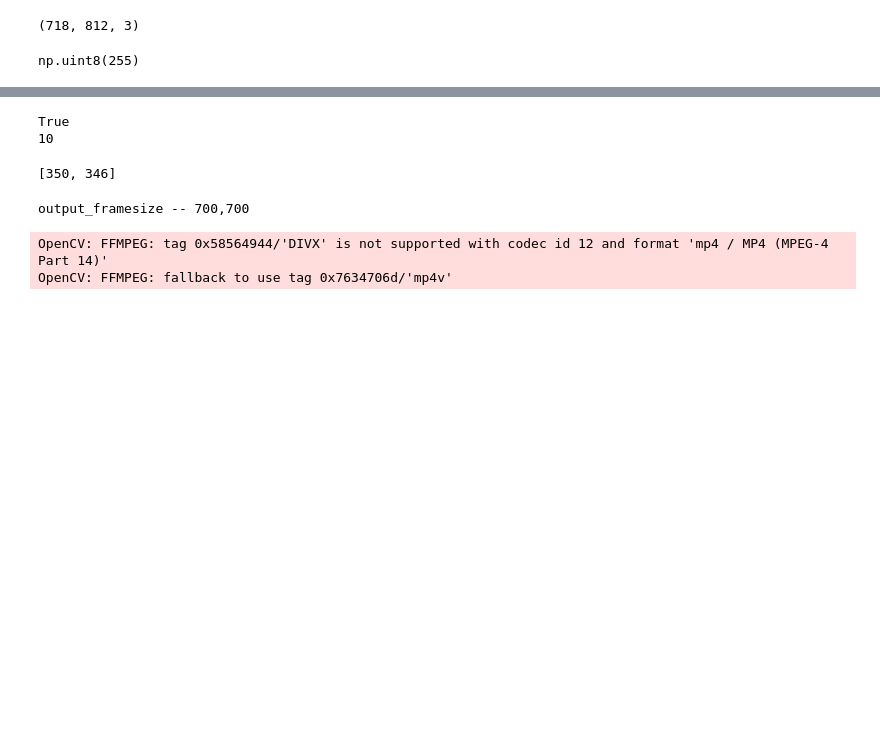
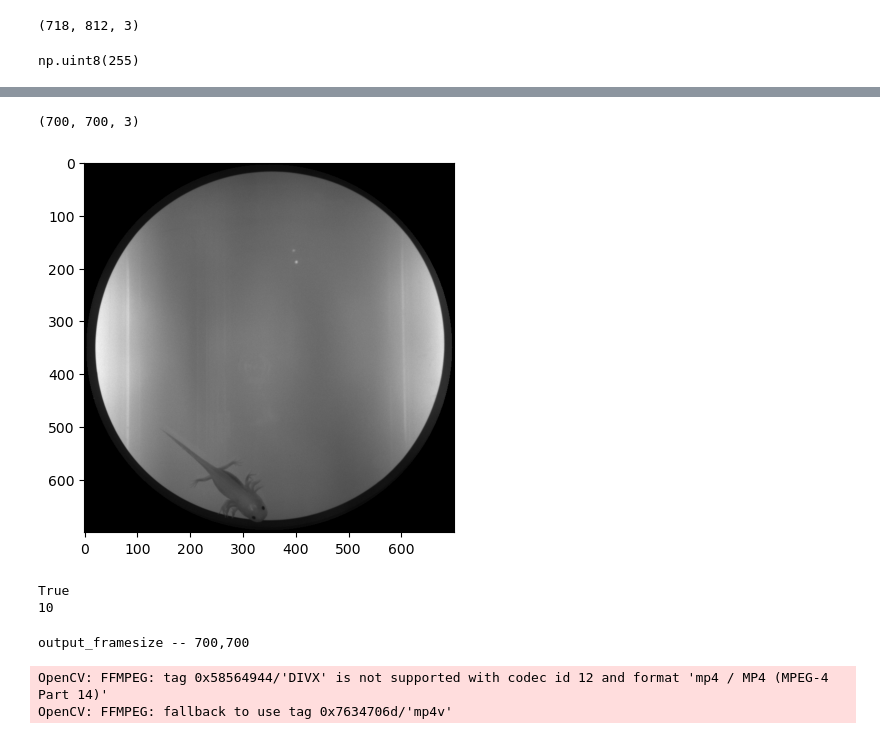
Before and after one commit to lengfei5/image_analysis_test, a Jupyter notebook: scripts/axolotlTracking_process_4sleap.ipynb, the cells around one changed output, grey strips where cells are left out. Drawn from its saved outputs; the diff is of its cells as text; code cells hidden in the pictures; blank space fills up the shorter version.

```diff
--- a/scripts/axolotlTracking_process_4sleap.ipynb
+++ b/scripts/axolotlTracking_process_4sleap.ipynb
@@ -680,3 +708,13 @@ plt.imshow(frame,'gray')
+# %%
+# Apply mask to the area of interest
+mask = np.zeros(cropped.shape)
+mask = cv2.circle(mask, (circle_x, circle_y), circle_radius, (255,255,255), -1)
+cropped[mask ==  0] = 0
+plt.imshow(cropped,'gray')
+print(cropped.shape)
+# %% [output]
+(700, 700, 3)
+[figure, added]
 # %%
 ## try to speed up the cv2 calling
 print(cv2.useOptimized())
@@ -686,13 +724,6 @@ cv2.setNumThreads(6)
 # %% [output]
 True
 10
-# %%
-circle_x = 350
-circle_y = 350
-circle_radius = 350 - 4
-print([circle_x, circle_y, circle_radius])
-# %% [output]
-[350, 346]
 # %%
 ## Video writer class to output video with contour and centroid of tracked object(s)
 # make sure the frame size matches size of array 'final'
```
Also changed, not shown: parts of 11 cells of this notebook.
